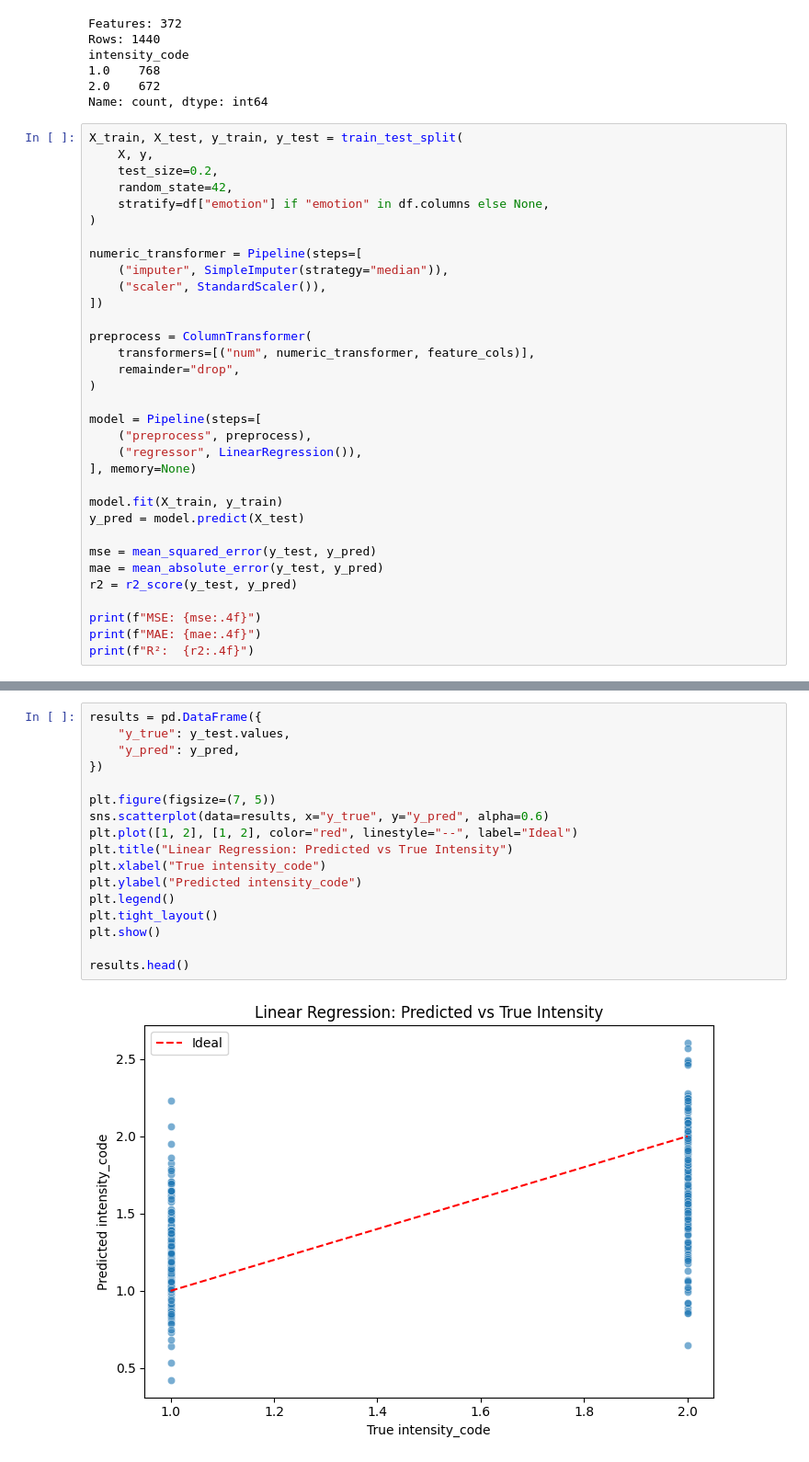
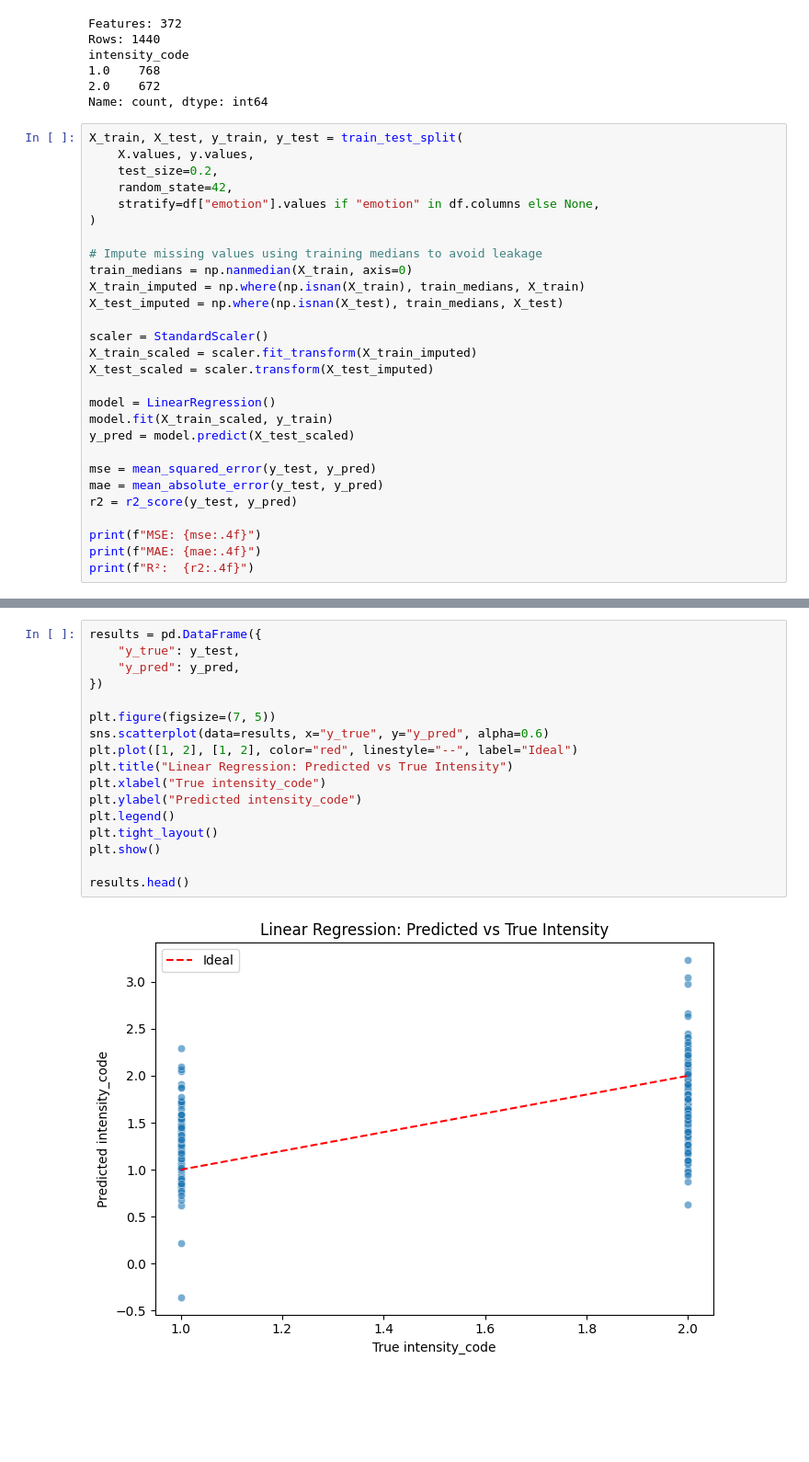
Before and after one commit to goldennapee-mu/Project_CSE432-532, a Jupyter notebook: SER_Project/notebooks/02_regression.ipynb, the cells around one changed output, grey strips where cells are left out. Shown at 92% size. Drawn from its saved outputs; the diff is of its cells as text; blank space fills up the shorter version.

```diff
--- a/SER_Project/notebooks/02_regression.ipynb
+++ b/SER_Project/notebooks/02_regression.ipynb
@@ -82,29 +82,24 @@ intensity_code
 Name: count, dtype: int64
 # %%
 X_train, X_test, y_train, y_test = train_test_split(
-    X, y,
+    X.values, y.values,
     test_size=0.2,
     random_state=42,
-    stratify=df["emotion"] if "emotion" in df.columns else None,
+    stratify=df["emotion"].values if "emotion" in df.columns else None,
 )
 
-numeric_transformer = Pipeline(steps=[
-    ("imputer", SimpleImputer(strategy="median")),
-    ("scaler", StandardScaler()),
-])
+# Impute missing values using training medians to avoid leakage
+train_medians = np.nanmedian(X_train, axis=0)
+X_train_imputed = np.where(np.isnan(X_train), train_medians, X_train)
+X_test_imputed = np.where(np.isnan(X_test), train_medians, X_test)
 
-preprocess = ColumnTransformer(
-    transformers=[("num", numeric_transformer, feature_cols)],
-    remainder="drop",
-)
+scaler = StandardScaler()
+X_train_scaled = scaler.fit_transform(X_train_imputed)
+X_test_scaled = scaler.transform(X_test_imputed)
 
-model = Pipeline(steps=[
-    ("preprocess", preprocess),
-    ("regressor", LinearRegression()),
-], memory=None)
-
-model.fit(X_train, y_train)
-y_pred = model.predict(X_test)
+model = LinearRegression()
+model.fit(X_train_scaled, y_train)
+y_pred = model.predict(X_test_scaled)
 
 mse = mean_squared_error(y_test, y_pred)
 mae = mean_absolute_error(y_test, y_pred)
@@ -120,20 +115,20 @@ R²:  0.1861
 # %%
 results = pd.DataFrame({
-    "y_true": y_test.values,
+    "y_true": y_test,
     "y_pred": y_pred,
 })
 
 plt.figure(figsize=(7, 5))
 sns.scatterplot(data=results, x="y_true", y="y_pred", alpha=0.6)
 plt.plot([1, 2], [1, 2], color="red", linestyle="--", label="Ideal")
 plt.title("Linear Regression: Predicted vs True Intensity")
 plt.xlabel("True intensity_code")
 plt.ylabel("Predicted intensity_code")
 plt.legend()
 plt.tight_layout()
 plt.show()
 
 results.head()
 # %% [output]
-[figure, old version]
+[figure, new version]
 |  | y_true | y_pred |
```
Also changed, not shown: parts of 3 cells of this notebook, 7 other files.
